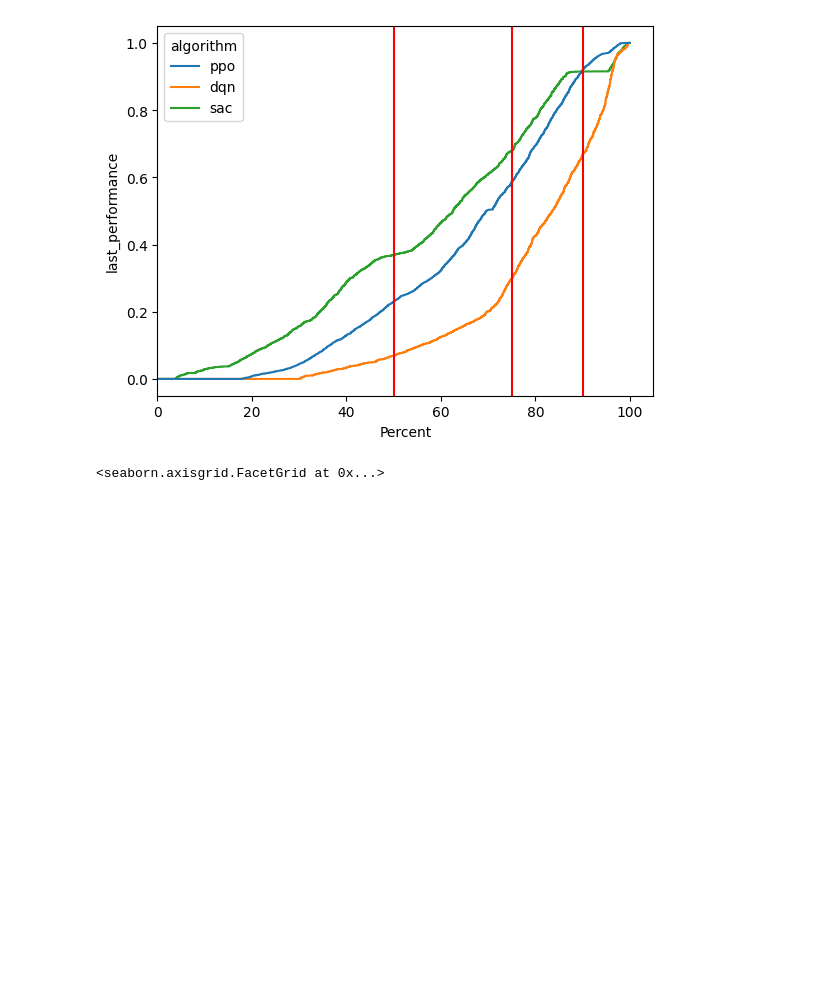
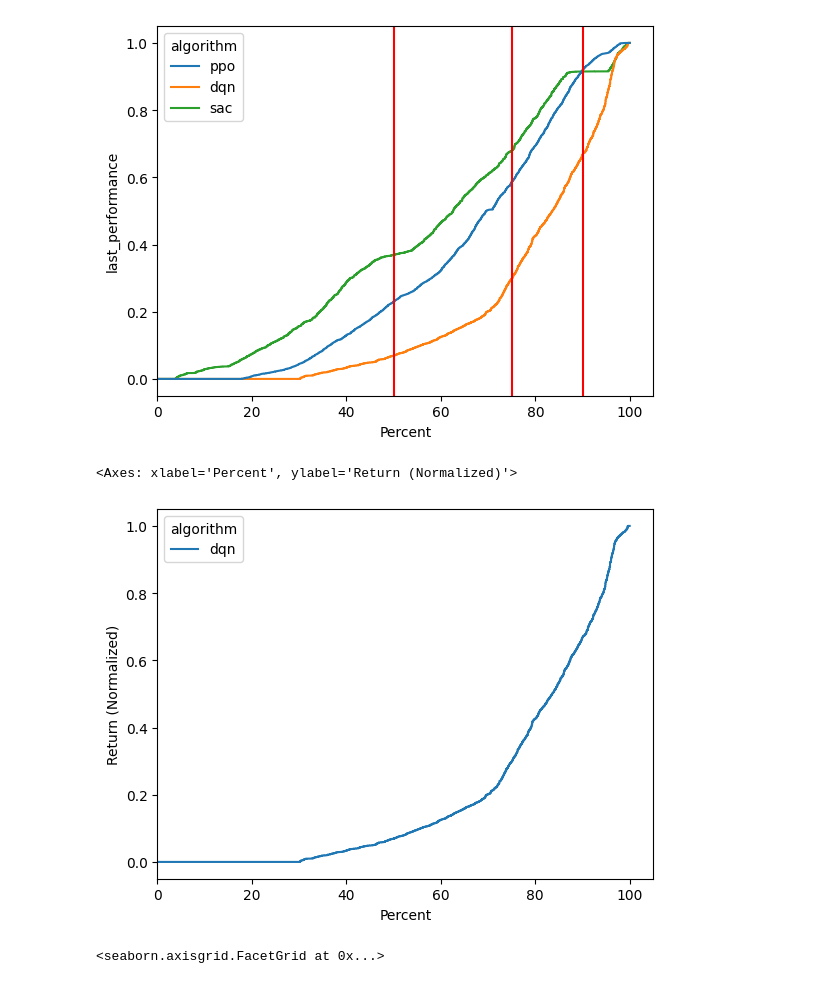
Before and after one commit to LUH-AI/arlbench_data_analysis, a Jupyter notebook: tunability_analysis.ipynb, the cells around one changed output. Cells and saved outputs as stored; diff of their text form; code cells hidden in the pictures; blank space fills up the shorter version.

Commit message:
changes to budget plots

```diff
--- a/tunability_analysis.ipynb
+++ b/tunability_analysis.ipynb
@@ -40,6 +40,12 @@ plt.axvline(90, color='red')
 <matplotlib.lines.Line2D at 0x...>
 [figure]
 [figure]
+# %%
+data["Return (Normalized)"] = data["last_performance"]
+sns.ecdfplot(data=data[data["algorithm"]=="dqn"], y="Return (Normalized)", hue="algorithm", stat="percent")
+# %% [output]
+<Axes: xlabel='Percent', ylabel='Return (Normalized)'>
+[figure, added]
 # %%
 def get_tunability(df, percentile):
     tunabilities = []
```
Also changed, not shown: 3 other files.
